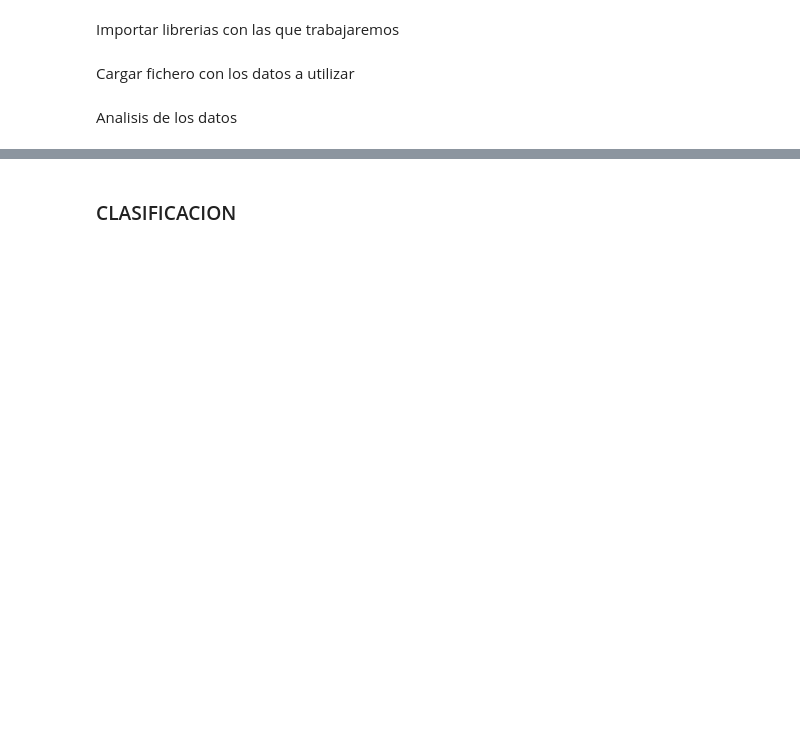
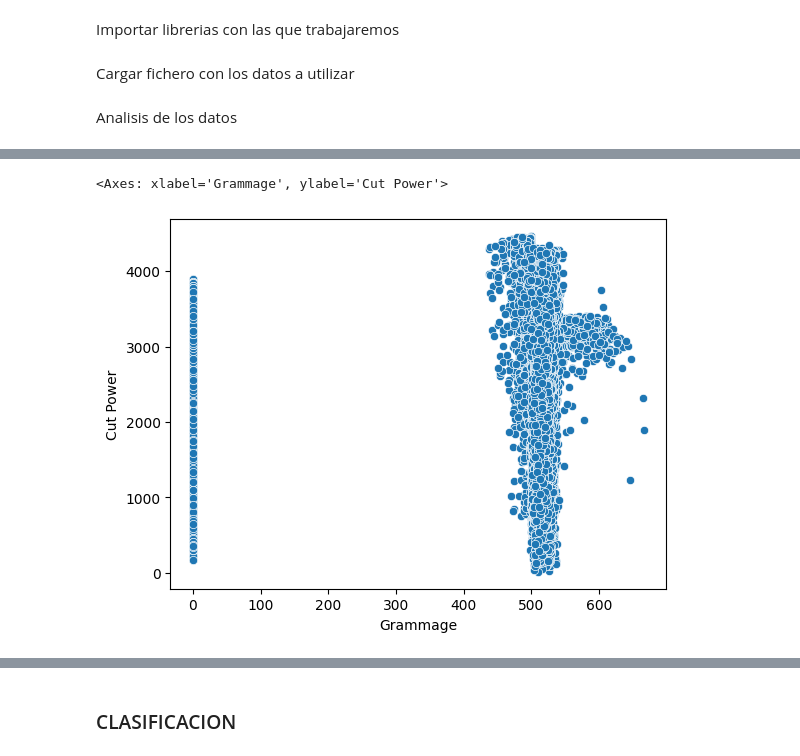
Before and after one commit to ricardordf/IA_visual, a Jupyter notebook: ML_A6.ipynb, the cells around one changed output, grey strips where cells are left out. Drawn from its saved outputs; the diff is of its cells as text; code cells hidden in the pictures; blank space fills up the shorter version.

```diff
--- a/ML_A6.ipynb
+++ b/ML_A6.ipynb
@@ -85,0 +83,5 @@ sns.scatterplot(data=df, x='Cut Amplitude', y='Cut Power')
+# %%
+sns.scatterplot(data=df, x='Grammage', y='Cut Power')
+# %% [output]
+<Axes: xlabel='Grammage', ylabel='Cut Power'>
+[figure, added]
```
Also changed, not shown: parts of 49 cells of this notebook.
